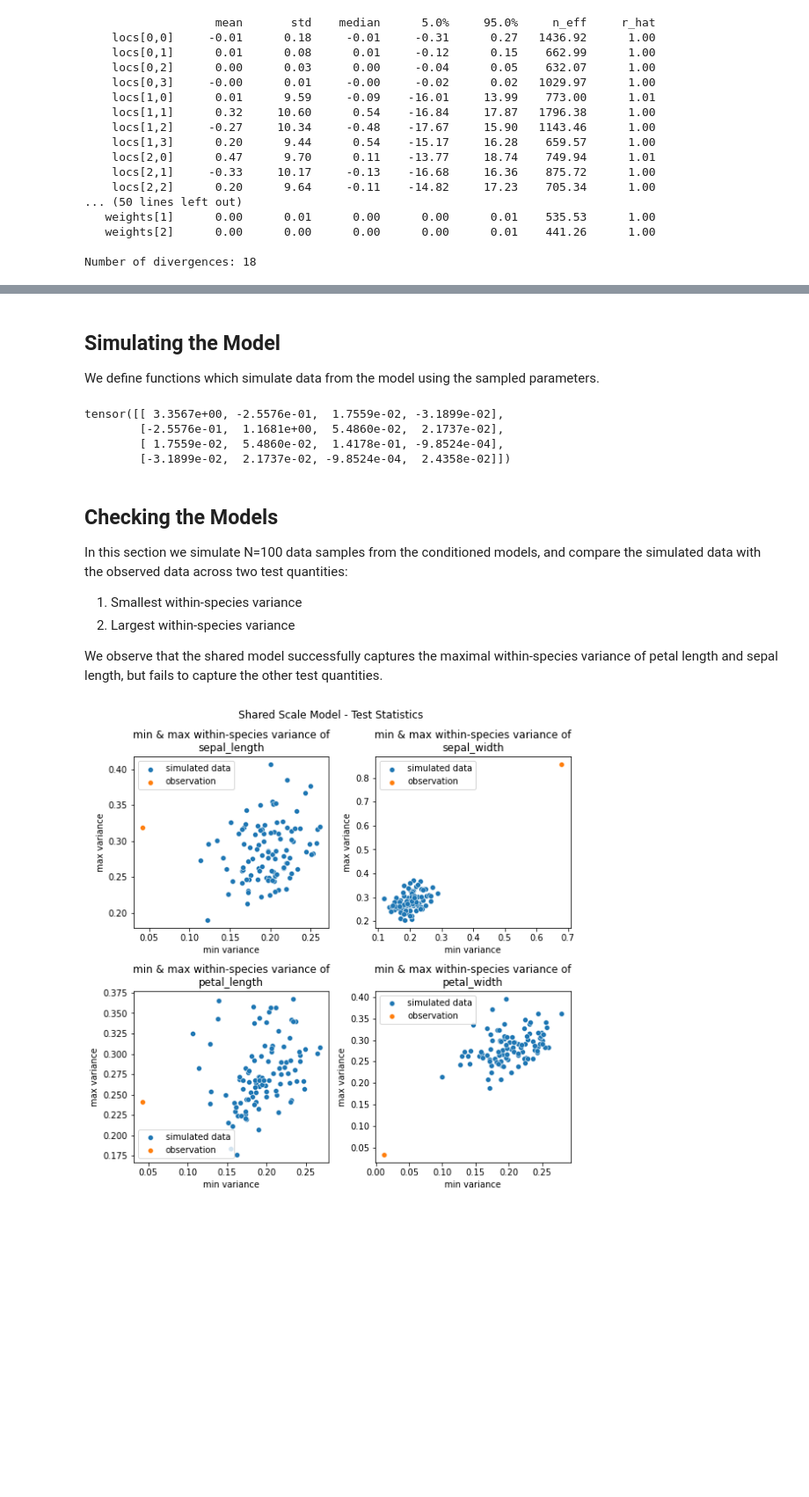
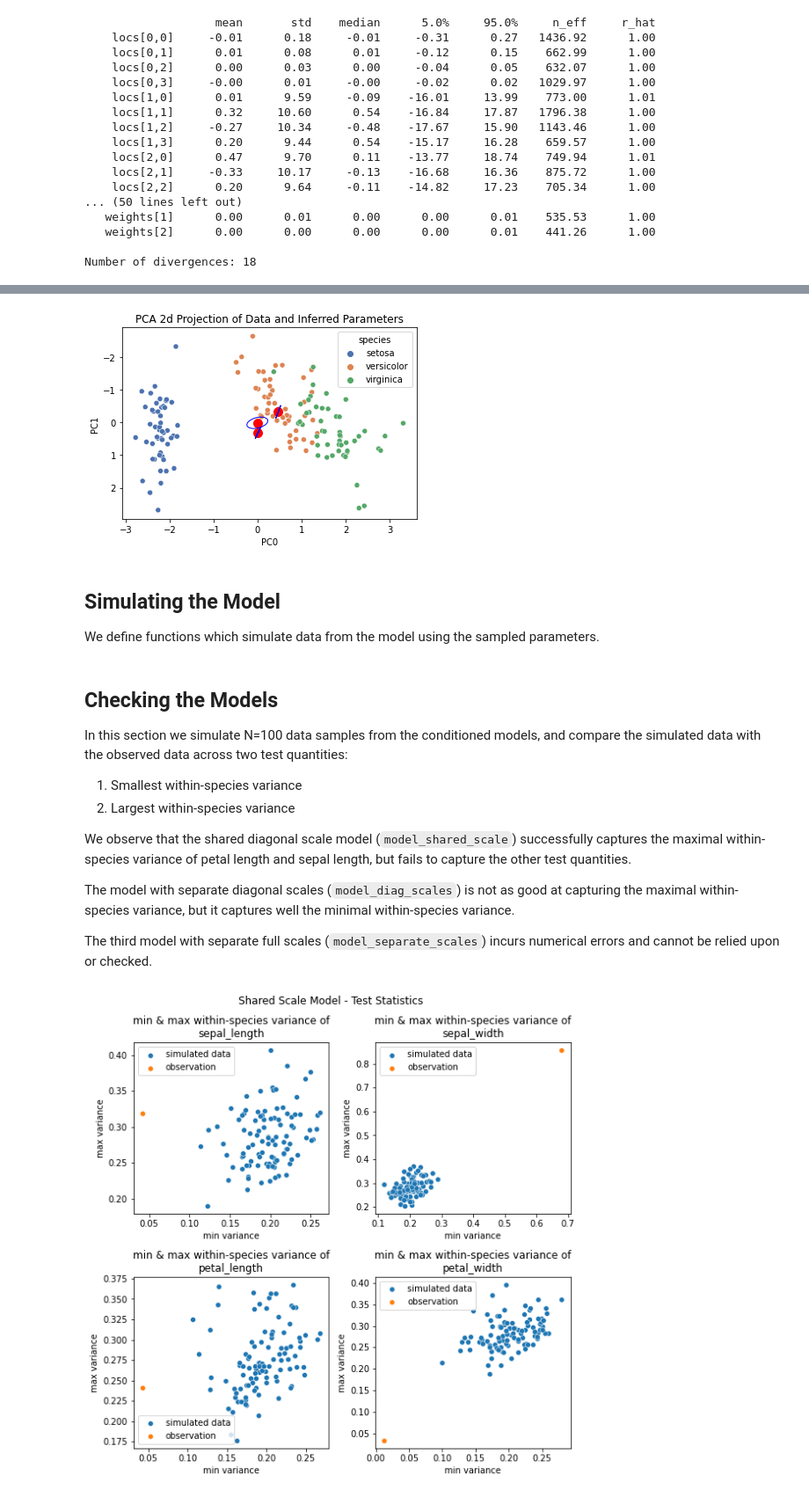
Before and after one commit to noamsgl/ABDA_HW4, a Jupyter notebook: pyro/HW4_Q1.ipynb, the cells around one changed output, grey strips where cells are left out. Shown at 88% size. Saved outputs shown, nothing was run; the diff lists cells and outputs as text; code cells hidden in the pictures; blank space fills up the shorter version.

```diff
--- a/pyro/HW4_Q1.ipynb
+++ b/pyro/HW4_Q1.ipynb
@@ -300,3 +380,7 @@ Number of divergences: 18
+# %%
+visualize_separate_posterior()
+# %% [output]
+[figure, added]
 # %% [markdown]
 ## Simulating the Model
 We define functions which simulate data from the model using the sampled parameters.
@@ -353,14 +437,6 @@ def simulate_separate(X):
         scales = torch.matmul(M, M.T)
         simulations[i, :] = dist.MultivariateNormal(locs, scales).sample()
     return simulations, assignments
-# %%
-M = chn_separate["matrix"][0][0]
-torch.matmul(M, M.T)
-# %% [output]
-tensor([[ 3.3567e+00, -2.5576e-01,  1.7559e-02, -3.1899e-02],
-        [-2.5576e-01,  1.1681e+00,  5.4860e-02,  2.1737e-02],
-        [ 1.7559e-02,  5.4860e-02,  1.4178e-01, -9.8524e-04],
-        [-3.1899e-02,  2.1737e-02, -9.8524e-04,  2.4358e-02]])
 # %% [markdown]
 ## Checking the Models
 In this section we simulate N=100 data samples from the conditioned models, and compare the simulated data with the observed data across two test quantities:
@@ -368,7 +444,11 @@ In this section we simulate N=100 data samples from the conditioned models, and
 1. Smallest within-species variance
 2. Largest within-species variance
 
-We observe that the shared model successfully captures the maximal within-species variance of petal length and sepal length, but fails to capture the other test quantities.
+We observe that the shared diagonal scale model (`model_shared_scale`) successfully captures the maximal within-species variance of petal length and sepal length, but fails to capture the other test quantities.
+
+The model with separate diagonal scales (`model_diag_scales`) is not as good at capturing the maximal within-species variance, but it captures well the minimal within-species variance.
+
+The third model with separate full scales (`model_separate_scales`) incurs numerical errors and cannot be relied upon or checked.
 # %%
 def plot_check(X, Y, simulator, feature_names, model_name, N=100):
     # N is number of simulations to run
```
Also changed, not shown: parts of 29 cells of this notebook.
